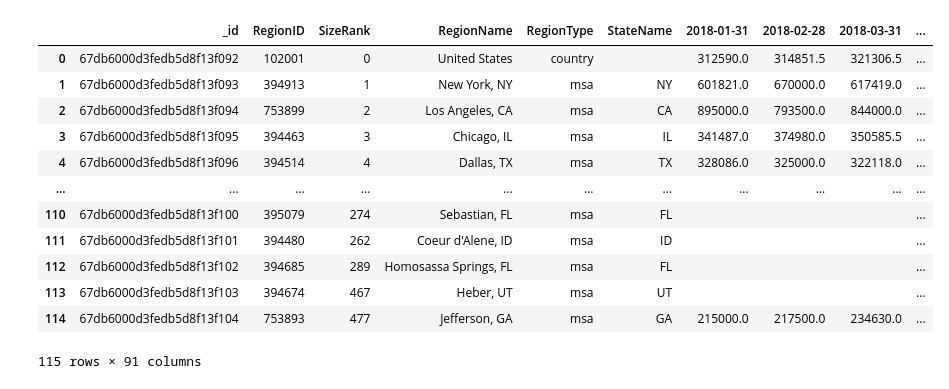
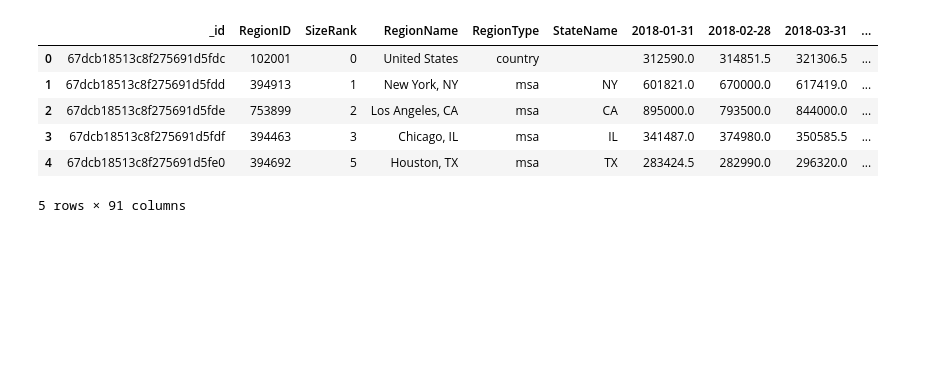
Before and after one commit to lbsommer116/Project_3, a Jupyter notebook: project 3.ipynb, the cells around one changed output. Drawn from its saved outputs; the diff is of its cells as text; code cells hidden in the pictures; blank space fills up the shorter version.

```diff
--- a/project 3.ipynb
+++ b/project 3.ipynb
@@ -81,27 +68,26 @@ df_newcon_count
 # %%
 newcon_sales = db.newcon_sales
 
-documents = list(newcon_sales.find())
+documents3 = list(newcon_sales.find())
 
-df_newcon_sales = pd.DataFrame(documents)
+df_newcon_sales = pd.DataFrame(documents3)
 
-df_newcon_sales
+# Replace nan with '' for date columns and change date column data to float
+df_newcon_sales.iloc[:, 6:] = df_newcon_sales.iloc[:, 6:].replace('', np.nan)
+df_newcon_sales.iloc[:, 6:] = df_newcon_sales.iloc[:, 6:].astype(float)
+
+# df_newcon_sales.info()
+df_newcon_sales.head()
 
 # pprint(db.newcon_sales.find_one())
 # %% [output]
 |  | _id | RegionID | SizeRank | RegionName | RegionType | StateName | 2018-01-31 | 2018-02-28 | 2018-03-31 | ... |
-| 0 | 67db6000d3fedb5d8f13f092 | 102001 | 0 | United States | country |  | 312590.0 | 314851.5 | 321306.5 | ... |
-| 1 | 67db6000d3fedb5d8f13f093 | 394913 | 1 | New York, NY | msa | NY | 601821.0 | 670000.0 | 617419.0 | ... |
-| 2 | 67db6000d3fedb5d8f13f094 | 753899 | 2 | Los Angeles, CA | msa | CA | 895000.0 | 793500.0 | 844000.0 | ... |
-| 3 | 67db6000d3fedb5d8f13f095 | 394463 | 3 | Chicago, IL | msa | IL | 341487.0 | 374980.0 | 350585.5 | ... |
-| 4 | 67db6000d3fedb5d8f13f096 | 394514 | 4 | Dallas, TX | msa | TX | 328086.0 | 325000.0 | 322118.0 | ... |
-| ... | ... | ... | ... | ... | ... | ... | ... | ... | ... | ... |
-| 110 | 67db6000d3fedb5d8f13f100 | 395079 | 274 | Sebastian, FL | msa | FL |  |  |  | ... |
-| 111 | 67db6000d3fedb5d8f13f101 | 394480 | 262 | Coeur d'Alene, ID | msa | ID |  |  |  | ... |
-| 112 | 67db6000d3fedb5d8f13f102 | 394685 | 289 | Homosassa Springs, FL | msa | FL |  |  |  | ... |
-| 113 | 67db6000d3fedb5d8f13f103 | 394674 | 467 | Heber, UT | msa | UT |  |  |  | ... |
-| 114 | 67db6000d3fedb5d8f13f104 | 753893 | 477 | Jefferson, GA | msa | GA | 215000.0 | 217500.0 | 234630.0 | ... |
+| 0 | 67dcb18513c8f275691d5fdc | 102001 | 0 | United States | country |  | 312590.0 | 314851.5 | 321306.5 | ... |
+| 1 | 67dcb18513c8f275691d5fdd | 394913 | 1 | New York, NY | msa | NY | 601821.0 | 670000.0 | 617419.0 | ... |
+| 2 | 67dcb18513c8f275691d5fde | 753899 | 2 | Los Angeles, CA | msa | CA | 895000.0 | 793500.0 | 844000.0 | ... |
+| 3 | 67dcb18513c8f275691d5fdf | 394463 | 3 | Chicago, IL | msa | IL | 341487.0 | 374980.0 | 350585.5 | ... |
+| 4 | 67dcb18513c8f275691d5fe0 | 394692 | 5 | Houston, TX | msa | TX | 283424.5 | 282990.0 | 296320.0 | ... |
-115 rows × 91 columns
+5 rows × 91 columns
 # %%
 days_pending = db.days_pending
 
```
Also changed, not shown: parts of 15 cells of this notebook, 6 other files.
